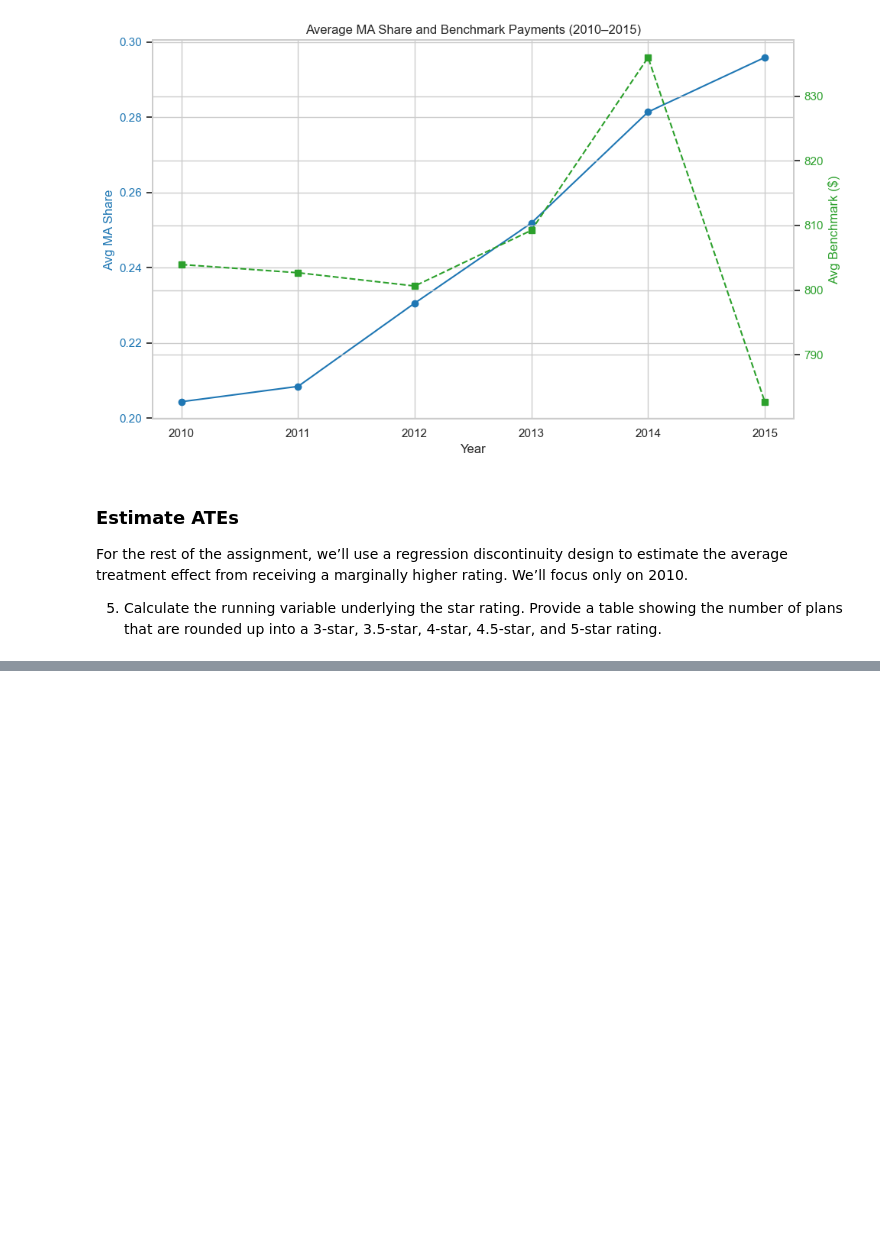
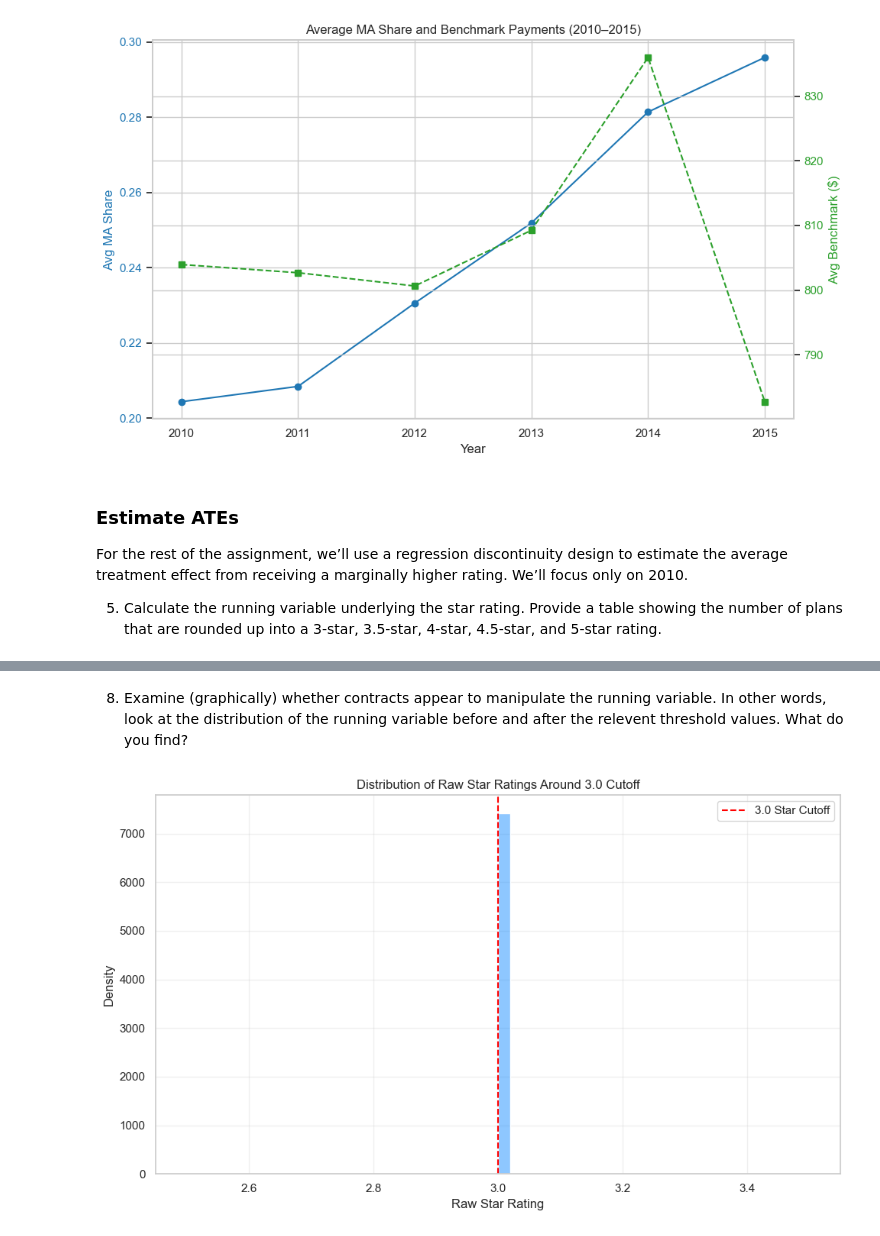
Before and after one commit to katespencermaw/Homework4, a Jupyter notebook: submission1/Analysis_4_1.ipynb, the cells around one changed output, grey strips where cells are left out. Cells and saved outputs as stored; diff of their text form; code cells hidden in the pictures; blank space fills up the shorter version.

```diff
--- a/submission1/Analysis_4_1.ipynb
+++ b/submission1/Analysis_4_1.ipynb
@@ -188,0 +299,22 @@ For the rest of the assignment, we’ll use a regression discontinuity design to
+# %% [markdown]
+8. Examine (graphically) whether contracts appear to manipulate the running variable. In other words, look at the distribution of the running variable before and after the relevent threshold values. What do you find?
+# %%
+# Filter data around the 3.0 cutoff
+cutoff = 3.0
+bandwidth = 0.3
+subset = data_2010[(data_2010["raw_rating"] >= cutoff - bandwidth) & (data_2010["raw_rating"] <= cutoff + bandwidth)]
+
+# Plot
+plt.figure(figsize=(10, 6))
+sns.histplot(subset["raw_rating"], bins=50, kde=True, color='dodgerblue', edgecolor='white')
+plt.axvline(x=cutoff, color='red', linestyle='--', label='3.0 Star Cutoff')
+
+plt.title("Distribution of Raw Star Ratings Around 3.0 Cutoff")
+plt.xlabel("Raw Star Rating")
+plt.ylabel("Density")
+plt.legend()
+plt.grid(alpha=0.3)
+plt.tight_layout()
+plt.show()
+# %% [output]
+[figure, added]
```
Also changed, not shown: parts of 10 cells of this notebook.
